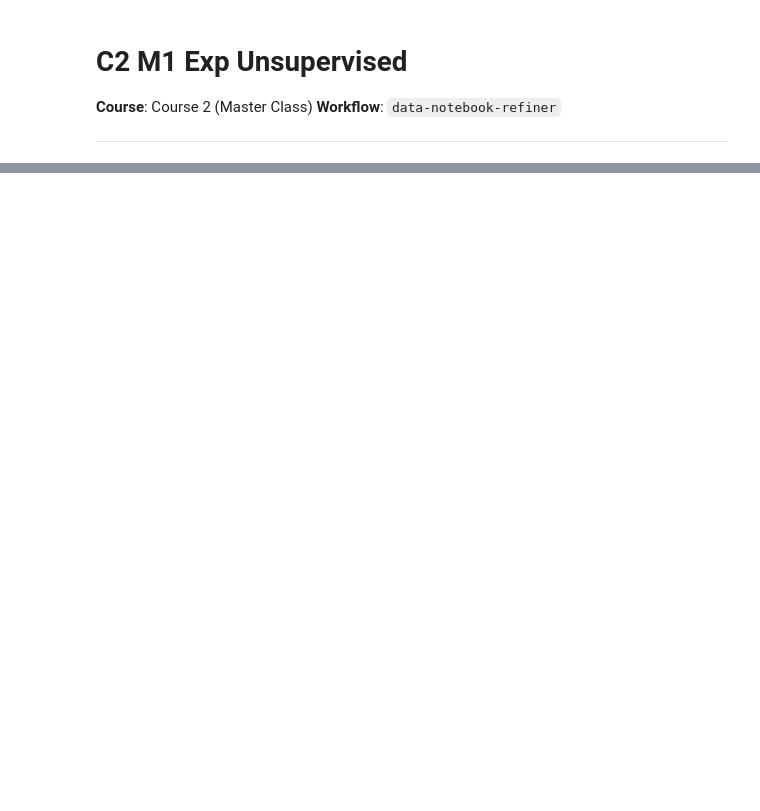
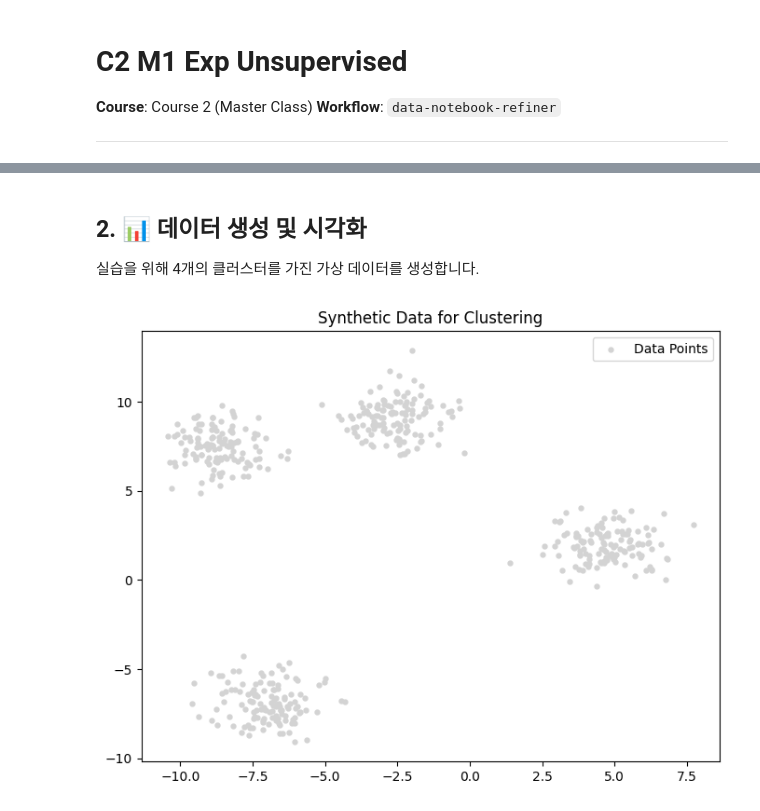
Before and after one commit to lastdays03/study_machine_learning, a Jupyter notebook: notebooks/course_2/C2_M1_Exp_Unsupervised.ipynb, the cells around one changed output, grey strips where cells are left out. Drawn from its saved outputs; the diff is of its cells as text; code cells hidden in the pictures; blank space fills up the shorter version.

```diff
--- a/notebooks/course_2/C2_M1_Exp_Unsupervised.ipynb
+++ b/notebooks/course_2/C2_M1_Exp_Unsupervised.ipynb
@@ -27,0 +23,14 @@ Finding 4 clusters.
+# %% [markdown]
+## 2. 📊 데이터 생성 및 시각화
+실습을 위해 4개의 클러스터를 가진 가상 데이터를 생성합니다.
+# %%
+X, y = make_blobs(n_samples=500, centers=4, cluster_std=1.0, random_state=42)
+
+# Raw Data 시각화
+plt.figure(figsize=(8, 6))
+plt.scatter(X[:, 0], X[:, 1], c='lightgray', marker='.', s=50, label='Data Points')
+plt.title('Synthetic Data for Clustering')
+plt.legend()
+plt.show()
+# %% [output]
+[figure, added]
```
Also changed, not shown: parts of 13 cells of this notebook, 25 other files.
